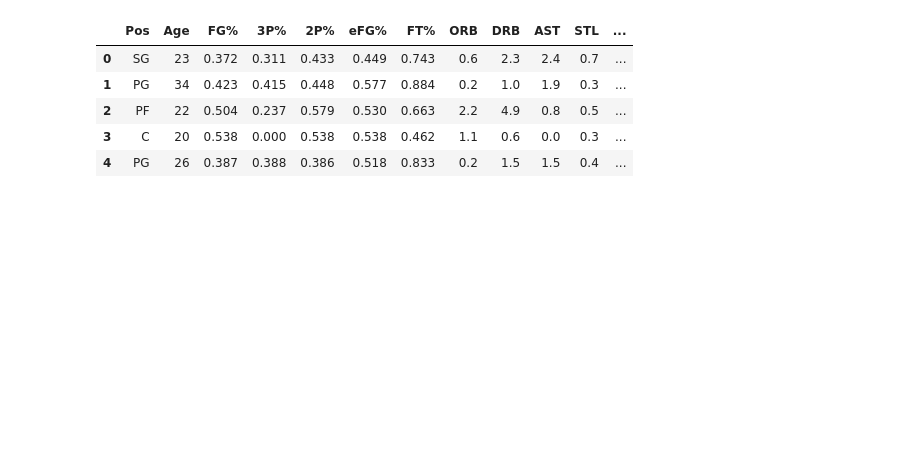
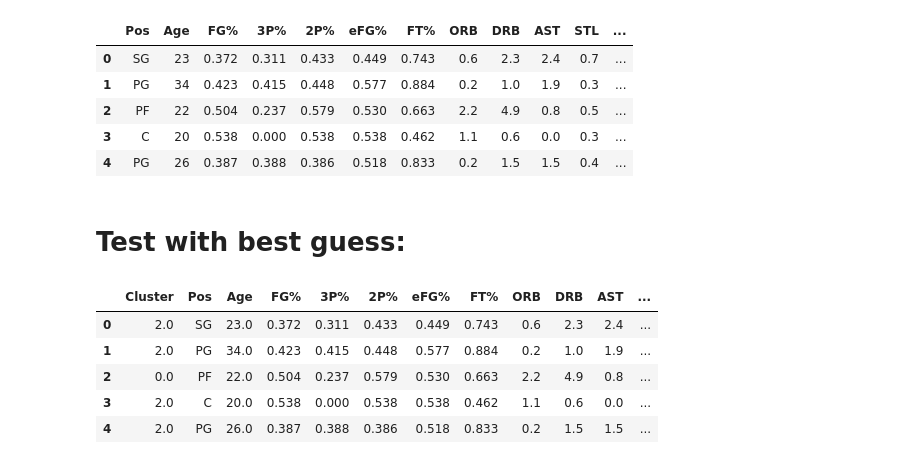
Before and after one commit to wloving77/Fall2023Classes, a Jupyter notebook: foundations_of_machine_learning/assignments/BBall-Clustering/Lab-Clustering-2.ipynb, the cells around one changed output. Saved outputs shown, nothing was run; the diff lists cells and outputs as text; code cells hidden in the pictures; blank space fills up the shorter version.

```diff
--- a/foundations_of_machine_learning/assignments/BBall-Clustering/Lab-Clustering-2.ipynb
+++ b/foundations_of_machine_learning/assignments/BBall-Clustering/Lab-Clustering-2.ipynb
@@ -190,0 +192,2 @@ df_dropped.head()
+# %% [markdown]
+# Test with best guess:
@@ -190,0 +209,11 @@ df_dropped.head()
+# %%
+df_test = pd.concat([labels, df_dropped], axis=1)
+df_test.rename(columns={0:"Cluster"}, inplace=True)
+df_test.head()
+# %% [output]
+|  | Cluster | Pos | Age | FG% | 3P% | 2P% | eFG% | FT% | ORB | DRB | AST | ... |
+| 0 | 2.0 | SG | 23.0 | 0.372 | 0.311 | 0.433 | 0.449 | 0.743 | 0.6 | 2.3 | 2.4 | ... |
+| 1 | 2.0 | PG | 34.0 | 0.423 | 0.415 | 0.448 | 0.577 | 0.884 | 0.2 | 1.0 | 1.9 | ... |
+| 2 | 0.0 | PF | 22.0 | 0.504 | 0.237 | 0.579 | 0.530 | 0.663 | 2.2 | 4.9 | 0.8 | ... |
+| 3 | 2.0 | C | 20.0 | 0.538 | 0.000 | 0.538 | 0.538 | 0.462 | 1.1 | 0.6 | 0.0 | ... |
+| 4 | 2.0 | PG | 26.0 | 0.387 | 0.388 | 0.386 | 0.518 | 0.833 | 0.2 | 1.5 | 1.5 | ... |
```
Also changed, not shown: parts of 35 cells of this notebook.
